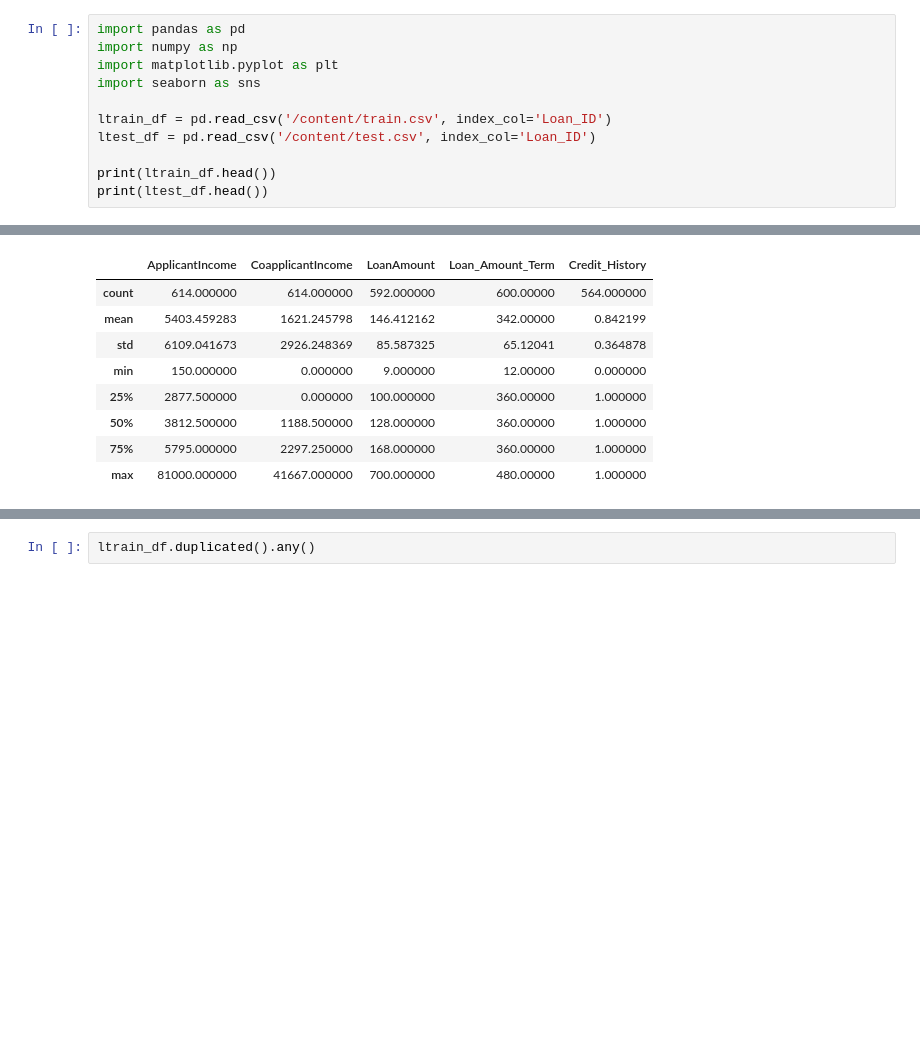
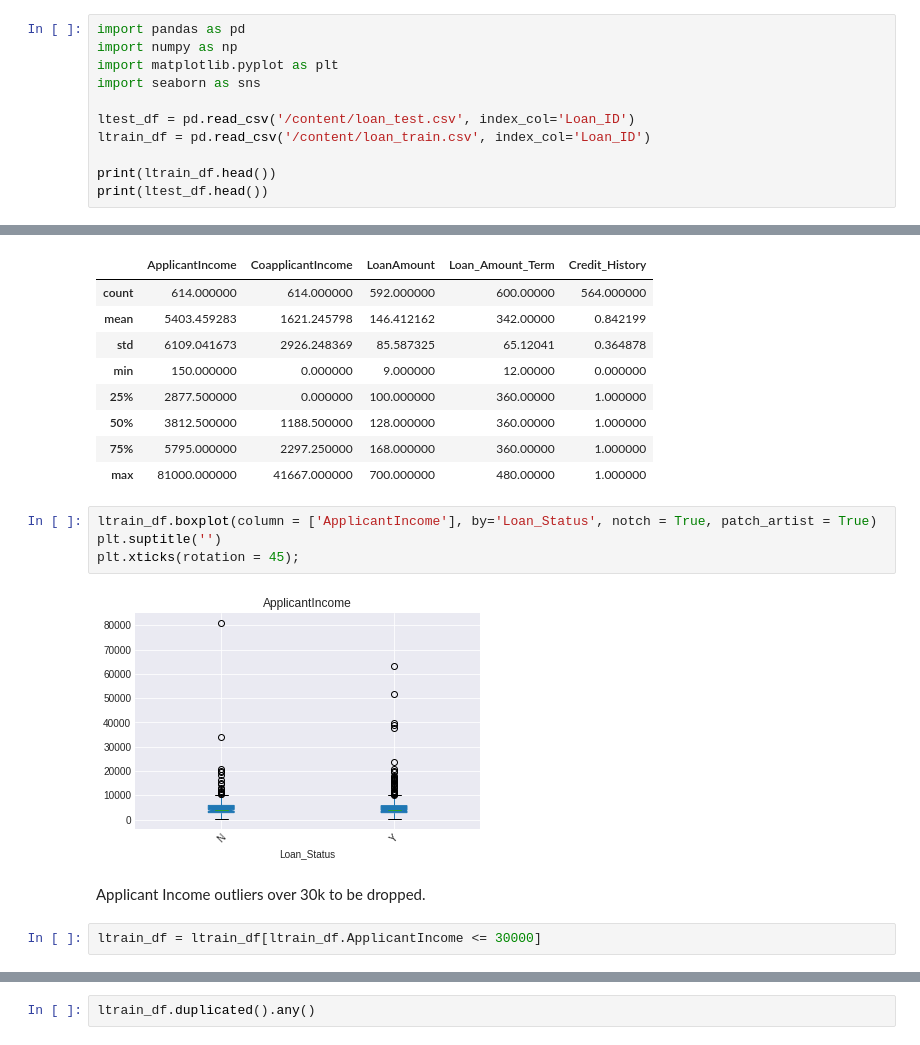
Before and after one commit to L-Dibble/Project_2_Loan_Prediction, a Jupyter notebook: Project_2,_Luke_Dibble.ipynb, the cells around one changed output, grey strips where cells are left out. Cells and saved outputs as stored; diff of their text form; blank space fills up the shorter version.

```diff
--- a/Project_2,_Luke_Dibble.ipynb
+++ b/Project_2,_Luke_Dibble.ipynb
@@ -31,8 +31,8 @@ import numpy as np
 import matplotlib.pyplot as plt
 import seaborn as sns
 
-ltrain_df = pd.read_csv('/content/train.csv', index_col='Loan_ID')
-ltest_df = pd.read_csv('/content/test.csv', index_col='Loan_ID')
+ltest_df = pd.read_csv('/content/loan_test.csv', index_col='Loan_ID')
+ltrain_df = pd.read_csv('/content/loan_train.csv', index_col='Loan_ID')
 
 print(ltrain_df.head())
 print(ltest_df.head())
@@ -91,3 +91,13 @@ ltrain_df.describe()
 | 50% | 3812.500000 | 1188.500000 | 128.000000 | 360.00000 | 1.000000 |
 | 75% | 5795.000000 | 2297.250000 | 168.000000 | 360.00000 | 1.000000 |
 | max | 81000.000000 | 41667.000000 | 700.000000 | 480.00000 | 1.000000 |
+# %%
+ltrain_df.boxplot(column = ['ApplicantIncome'], by='Loan_Status', notch = True, patch_artist = True)
+plt.suptitle('')
+plt.xticks(rotation = 45);
+# %% [output]
+[figure, added]
+# %% [markdown]
+Applicant Income outliers over 30k to be dropped.
+# %%
+ltrain_df = ltrain_df[ltrain_df.ApplicantIncome <= 30000]
```
Also changed, not shown: parts of 61 cells of this notebook.
